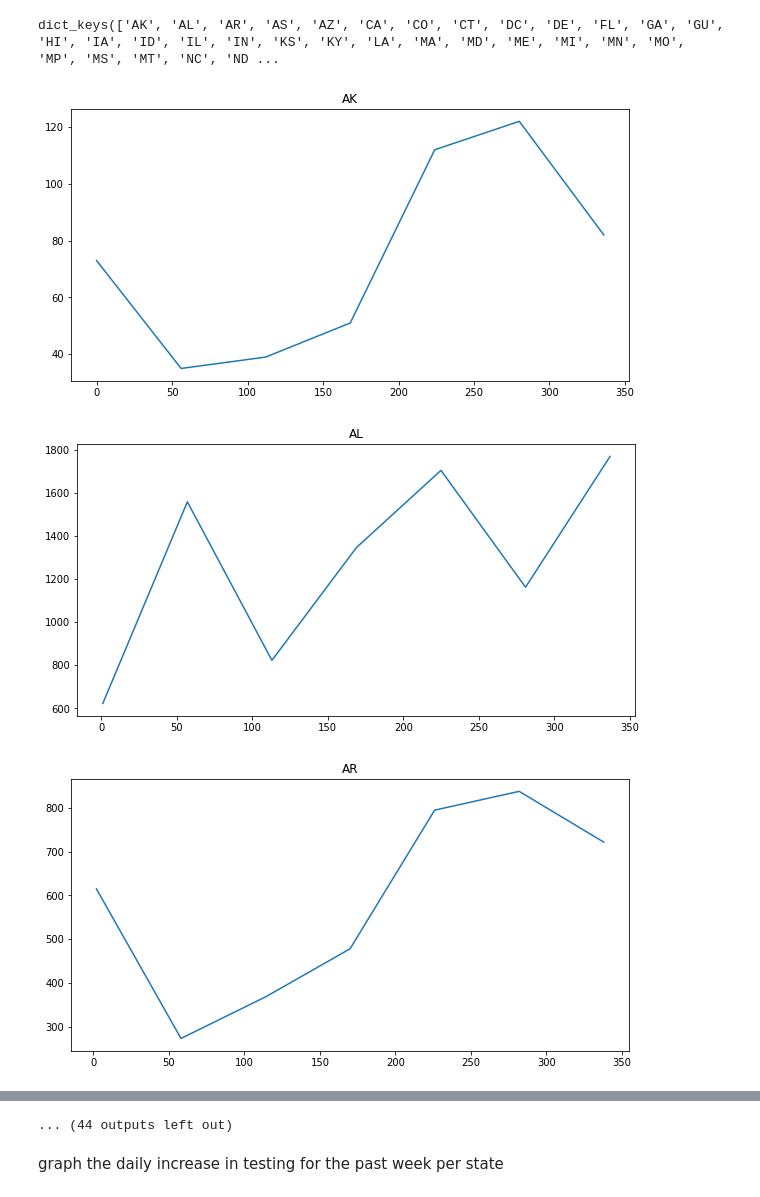
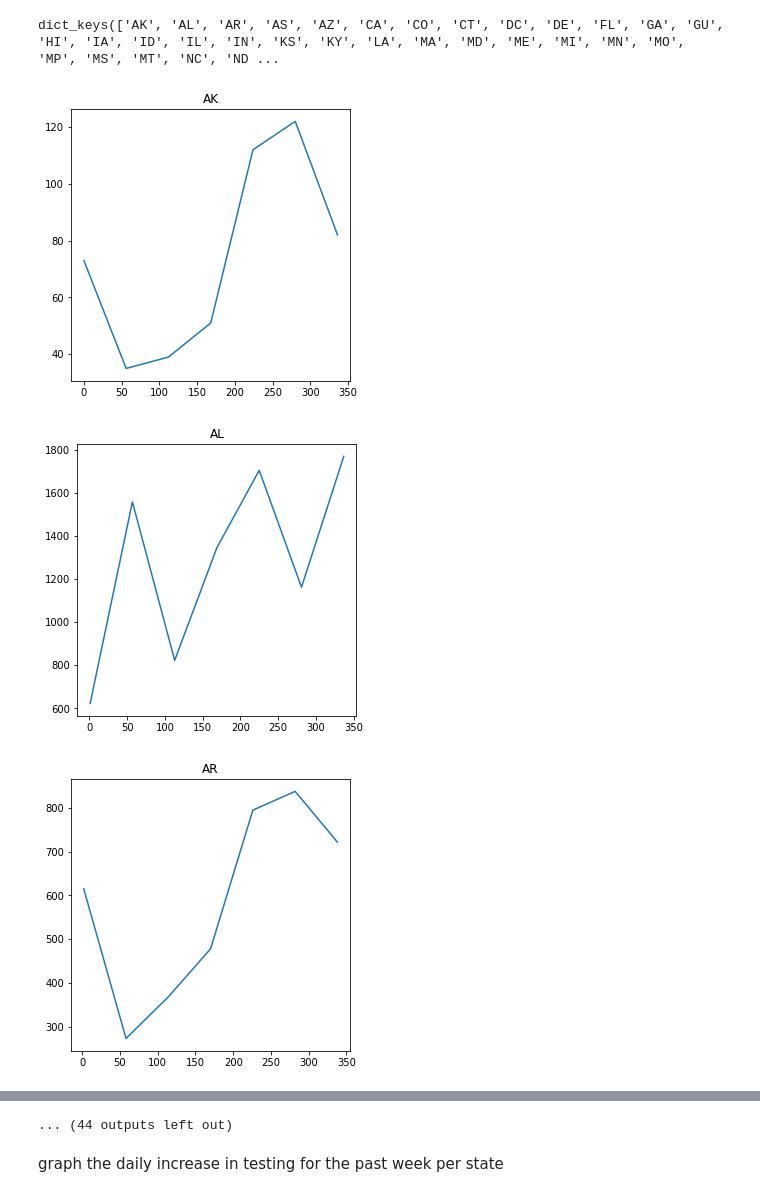
Before and after one commit to cathilo/sharing-github, a Jupyter notebook: Capstone 2 Exploratory.ipynb, the cells around one changed output, grey strips where cells are left out. Drawn from its saved outputs; the diff is of its cells as text; code cells hidden in the pictures.

```diff
--- a/Capstone 2 Exploratory.ipynb
+++ b/Capstone 2 Exploratory.ipynb
@@ -494,12 +494,12 @@ past_week_groups.groups.keys()
 # %% [output]
 dict_keys(['AK', 'AL', 'AR', 'AS', 'AZ', 'CA', 'CO', 'CT', 'DC', 'DE', 'FL', 'GA', 'GU', 'HI', 'IA', 'ID', 'IL', 'IN', 'KS', 'KY', 'LA', 'MA', 'MD', 'ME', 'MI', 'MN', 'MO', 'MP', 'MS', 'MT', 'NC', 'ND ...
 # %%
-mpl.rcParams['figure.figsize'] = (10,5)
+mpl.rcParams['figure.figsize'] = (5,5)
 for g in past_week_groups.groups.keys():
     plt.plot(past_week_groups.get_group(g)['positiveIncrease'])
     plt.title(g)
     plt.show()
 # %% [output]
-[figure, old version]
+[figure, new version]
-[figure, old version]
+[figure, new version]
-[figure, old version]
+[figure, new version]
```
Also changed, not shown: parts of 14 cells of this notebook.
